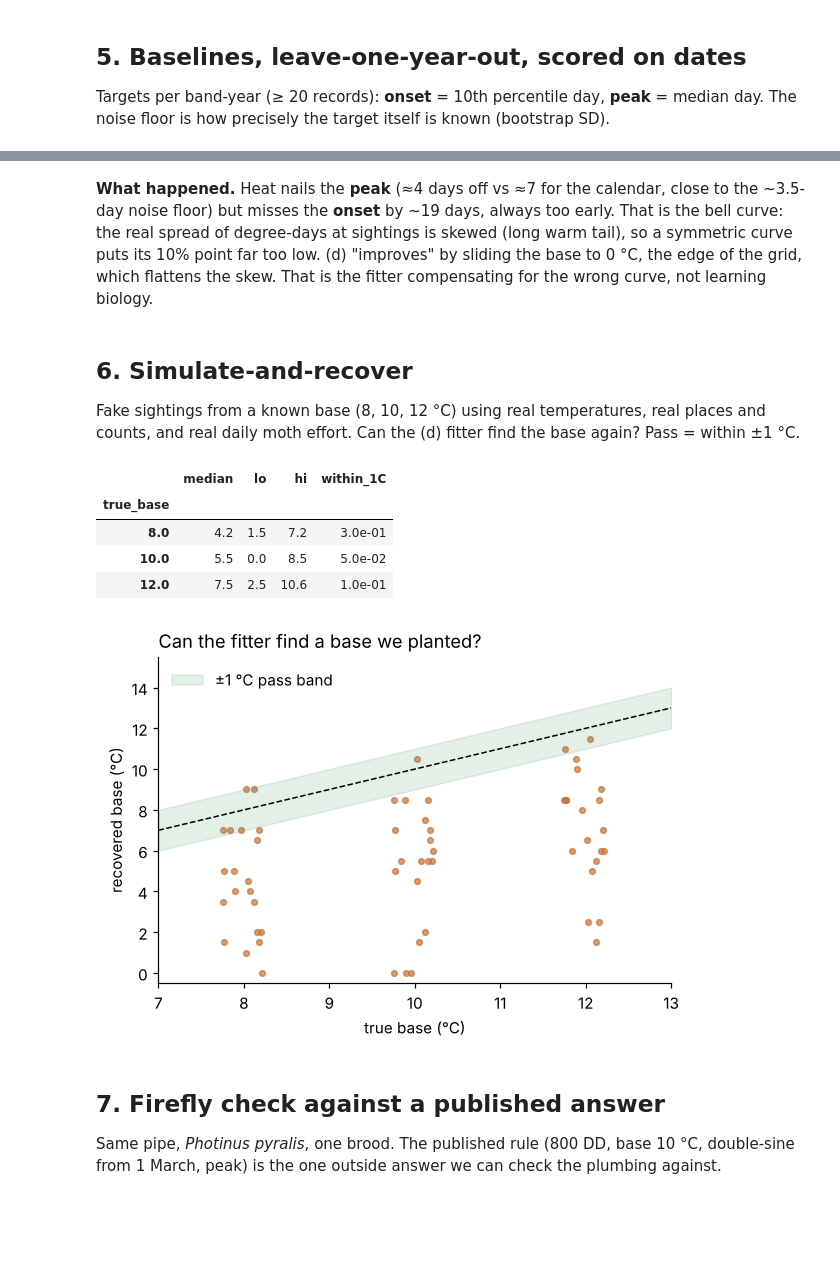
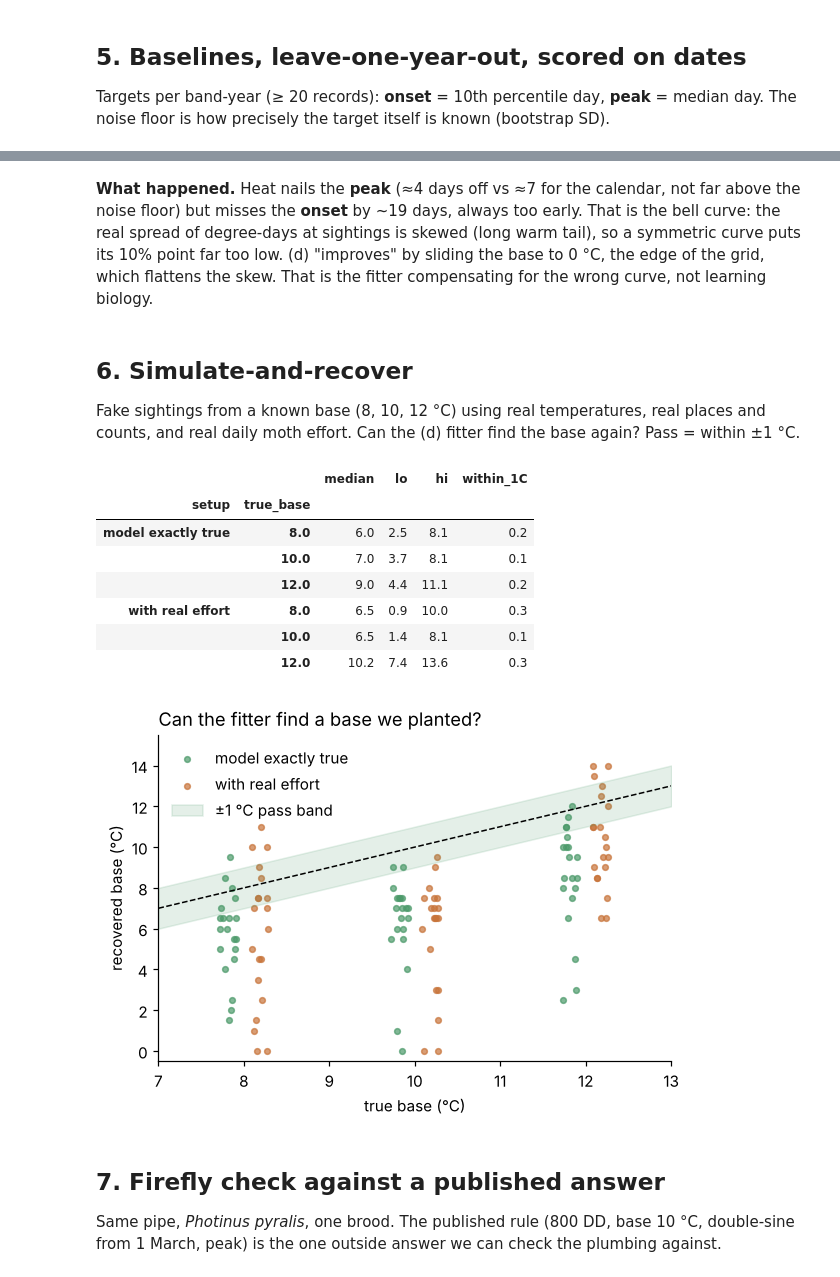
Before and after one commit to neevliberman/hatch, a Jupyter notebook: notebooks/p1_luna_gonogo.ipynb, the cells around one changed output, grey strips where cells are left out. Cells and saved outputs as stored; diff of their text form; code cells hidden in the pictures; blank space fills up the shorter version.

```diff
--- a/notebooks/p1_luna_gonogo.ipynb
+++ b/notebooks/p1_luna_gonogo.ipynb
@@ -155,5 +155,5 @@ print(f'(d) vs (c): {diff:+.1f} days (95% CI {ci[0]:+.1f} to {ci[1]:+.1f})')
 # %% [markdown]
-**What happened.** Heat nails the **peak** (≈4 days off vs ≈7 for the calendar, close to the ~3.5-day noise floor)
+**What happened.** Heat nails the **peak** (≈4 days off vs ≈7 for the calendar, not far above the noise floor)
 but misses the **onset** by ~19 days, always too early. That is the bell curve: the real spread of degree-days at sightings is
 skewed (long warm tail), so a symmetric curve puts its 10% point far too low. (d) "improves" by sliding the base to 0 °C, the
 edge of the grid, which flattens the skew. That is the fitter compensating for the wrong curve, not learning biology.
@@ -163,28 +163,36 @@ Fake sightings from a known base (8, 10, 12 °C) using real temperatures, real p
 Can the (d) fitter find the base again? Pass = within ±1 °C.
 # %%
 eff = effort_matrix(effort, years)
-sim = recover(r, cubes, years, eff, reps=20)
+# 'model exactly true': fake sightings follow the fitter's own curve. 'with effort': plus real day-to-day moth effort.
+sim = pd.concat([recover(r, cubes, years, None, reps=20).assign(setup='model exactly true'),
+                 recover(r, cubes, years, eff, reps=20, seed=1).assign(setup='with real effort')])
 sim['within_1C'] = (sim.recovered - sim.true_base).abs() <= 1
 sim.to_csv('figures/sim_recover.csv', index=False)
-summary = sim.groupby('true_base').agg(median=('recovered', 'median'), lo=('recovered', lambda x: x.quantile(.1)),
+summary = sim.groupby(['setup', 'true_base']).agg(median=('recovered', 'median'), lo=('recovered', lambda x: x.quantile(.1)),
                                        hi=('recovered', lambda x: x.quantile(.9)), within_1C=('within_1C', 'mean'))
 summary
 # %% [output]
-|  | median | lo | hi | within_1C |
-| true_base |  |  |  |  |
-| 8.0 | 4.2 | 1.5 | 7.2 | 3.0e-01 |
-| 10.0 | 5.5 | 0.0 | 8.5 | 5.0e-02 |
-| 12.0 | 7.5 | 2.5 | 10.6 | 1.0e-01 |
+|  |  | median | lo | hi | within_1C |
+| setup | true_base |  |  |  |  |
+| model exactly true | 8.0 | 6.0 | 2.5 | 8.1 | 0.2 |
+|  | 10.0 | 7.0 | 3.7 | 8.1 | 0.1 |
+|  | 12.0 | 9.0 | 4.4 | 11.1 | 0.2 |
+| with real effort | 8.0 | 6.5 | 0.9 | 10.0 | 0.3 |
+|  | 10.0 | 6.5 | 1.4 | 8.1 | 0.1 |
+|  | 12.0 | 10.2 | 7.4 | 13.6 | 0.3 |
 # %%
 fig, ax = plt.subplots(figsize=(5.5, 4))
-for tb, g in sim.groupby('true_base'):
-    ax.scatter(np.full(len(g), tb) + np.random.default_rng(0).uniform(-.25, .25, len(g)), g.recovered, s=14, c=EMBER, alpha=.7)
+jit = np.random.default_rng(0)
+for (setup, tb), g in sim.groupby(['setup', 'true_base']):
+    off, col = (-.18, MOON) if setup == 'model exactly true' else (.18, EMBER)
+    ax.scatter(np.full(len(g), tb + off) + jit.uniform(-.1, .1, len(g)), g.recovered, s=14, c=col, alpha=.7,
+               label=setup if tb == 8.0 else None)
 ax.plot([7, 13], [7, 13], c='k', lw=1, ls='--'); ax.fill_between([7, 13], [6, 12], [8, 14], color=MOON, alpha=.15, label='±1 °C pass band')
 ax.set_xlabel('true base (°C)'); ax.set_ylabel('recovered base (°C)'); ax.set_xlim(7, 13); ax.set_ylim(-0.5, 15.5)
 ax.set_title('Can the fitter find a base we planted?', loc='left'); ax.legend(frameon=False)
 fig.tight_layout(); fig.savefig('figures/sim_recover.png', dpi=150)
 # %% [output]
-[figure, old version]
+[figure, new version]
 # %% [markdown]
 ## 7. Firefly check against a published answer
 Same pipe, *Photinus pyralis*, one brood. The published rule (800 DD, base 10 °C, double-sine from 1 March, peak)
```
Also changed, not shown: parts of 6 cells of this notebook, 13 other files.
